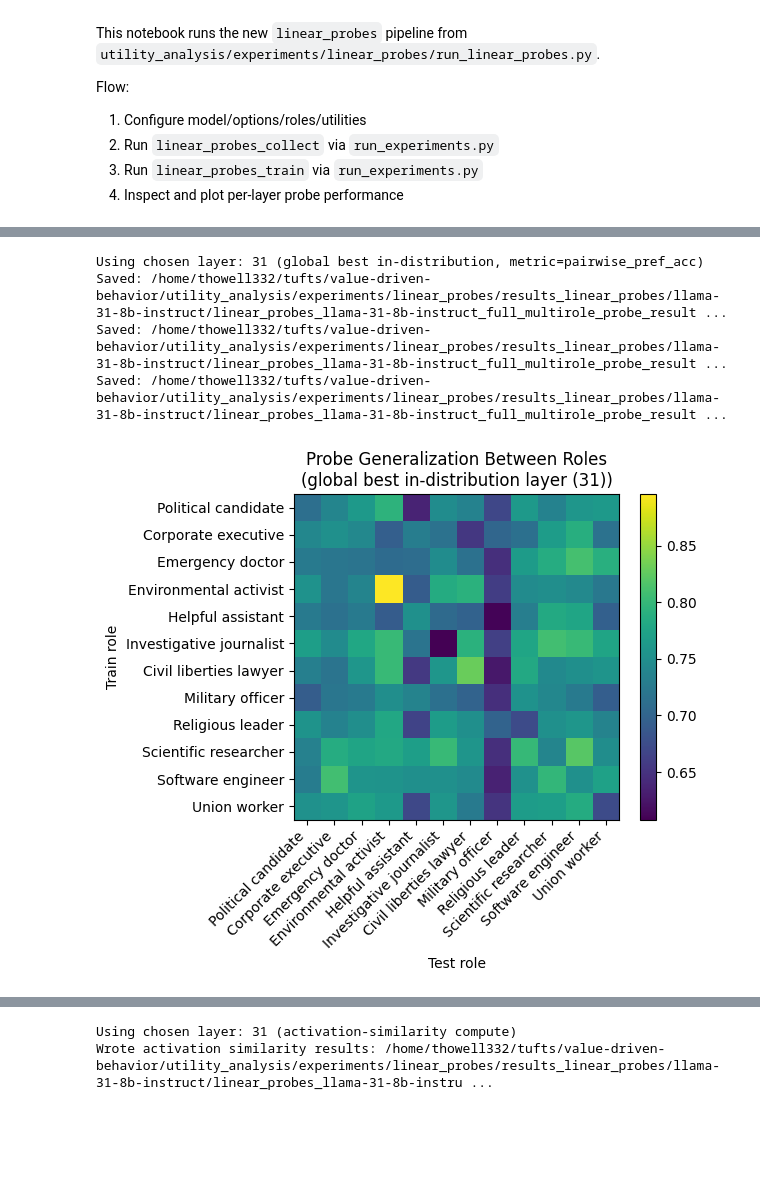
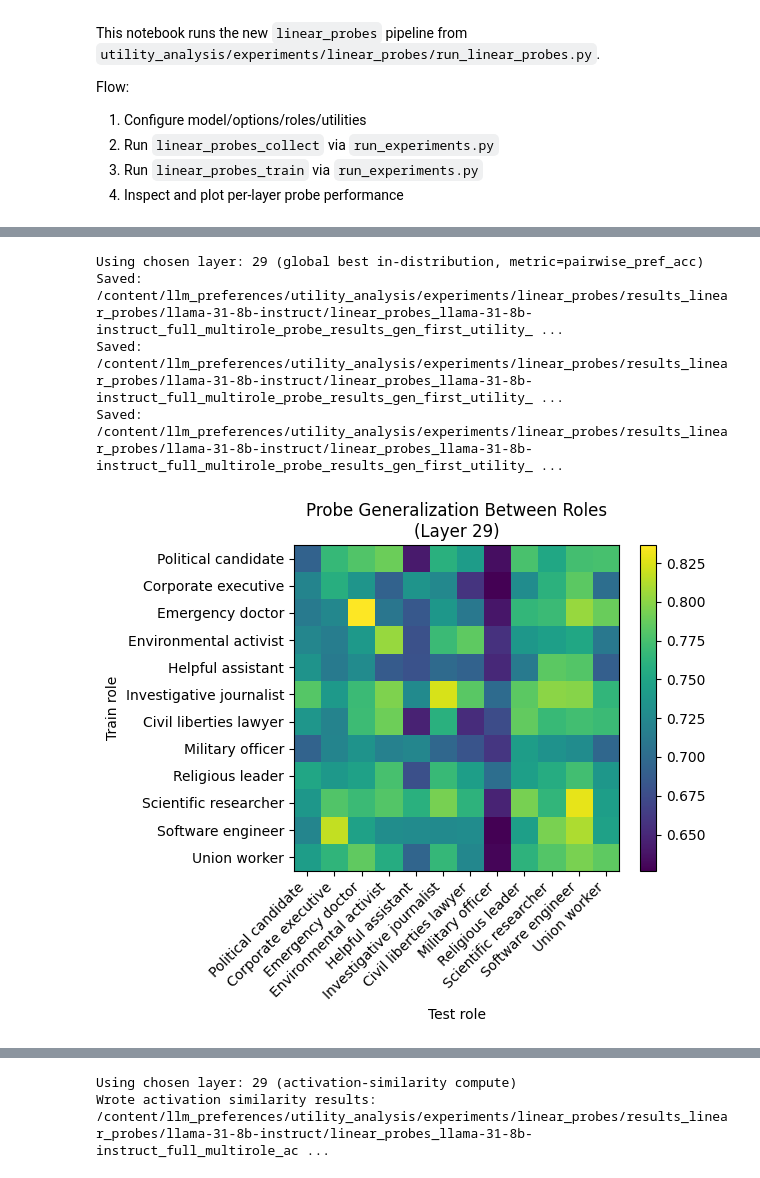
Before and after one commit to thowell332/llm-preferences, a Jupyter notebook: utility_analysis/linear_probes_experiment.ipynb, the cells around one changed output, grey strips where cells are left out. Saved outputs shown, nothing was run; the diff lists cells and outputs as text; code cells hidden in the pictures; blank space fills up the shorter version.

```diff
--- a/utility_analysis/linear_probes_experiment.ipynb
+++ b/utility_analysis/linear_probes_experiment.ipynb
@@ -93,6 +135,12 @@ import yaml
 from transformers import AutoConfig
 from IPython.display import display
 
+
+NOTEBOOK_REPO_ROOT = REPO_ROOT if COLAB_RUNTIME else MODELS_PATH.parent.parent
+LP_DIR = NOTEBOOK_REPO_ROOT / "utility_analysis" / "experiments" / "linear_probes"
+if str(LP_DIR) not in sys.path:
+    sys.path.insert(0, str(LP_DIR))
+
 import importlib
 import notebook_runs
 importlib.reload(notebook_runs)
@@ -101,11 +149,6 @@ importlib.reload(notebook_runs)
 
 if "MODEL_KEY" not in dir() or "MODELS_PATH" not in dir():
     raise RuntimeError("Run the model setup cell first (MODEL_KEY, MODELS_PATH).")
-
-NOTEBOOK_REPO_ROOT = REPO_ROOT if COLAB_RUNTIME else MODELS_PATH.parent.parent
-LP_DIR = NOTEBOOK_REPO_ROOT / "utility_analysis" / "experiments" / "linear_probes"
-if str(LP_DIR) not in sys.path:
-    sys.path.insert(0, str(LP_DIR))
 
 from notebook_runs import (
     default_utilities_rel,
@@ -121,7 +164,7 @@ PILOT_SAVE_SUFFIX = f"{MODEL_KEY}_pilot_{PILOT_ROLE}".replace(" ", "_")
 OPTIONS_REL = "../../shared_options/options_custom.json"
 UTILITIES_REL = None  # None -> default_utilities_rel(MODEL_KEY, PILOT_ROLE)
 
-LAYER_MODE = "sample"  # "sample" | "all"
+LAYER_MODE = "all"  # "sample" | "all"
 NUM_SAMPLED_LAYERS = 16
 MAX_EXAMPLES = 20
 MAX_MODEL_LEN = 256
@@ -345,7 +503,7 @@ cross_role metrics: /content/llm_preferences/utility_analysis/experiments/linear
 # %%
 import sys
 from pathlib import Path
-NOTEBOOK_REPO_ROOT = Path("/home/thowell332/tufts/value-driven-behavior")
+NOTEBOOK_REPO_ROOT = Path("/content/llm_preferences")
 MODEL_KEY = "llama-31-8b-instruct"
 OPTIONS_REL = "../../shared_options/options_custom.json"
 LP_DIR = NOTEBOOK_REPO_ROOT / "utility_analysis" / "experiments" / "linear_probes"
@@ -353,37 +511,37 @@ if str(LP_DIR) not in sys.path:
     sys.path.insert(0, str(LP_DIR))
 
 import importlib
 import notebook_runs
 importlib.reload(notebook_runs)
 from notebook_runs import (
     plot_cross_role_generalization_and_utility,
 )
 
-path_cross = Path("/home/thowell332/tufts/value-driven-behavior/utility_analysis/experiments/linear_probes/results_linear_probes/llama-31-8b-instruct/linear_probes_llama-31-8b-instruct_full_multirole_probe_results_gen_first_utility_cross_role.json")
+path_cross = LP_DIR / "results_linear_probes" / "llama-31-8b-instruct" / "linear_probes_llama-31-8b-instruct_full_multirole_probe_results_gen_first_utility_cross_role.json"
 
 fig_h1, fig_h2, fig_sc, _info = plot_cross_role_generalization_and_utility(
     path_cross,
     repo_root=NOTEBOOK_REPO_ROOT,
     model_key=MODEL_KEY,
     options_rel=OPTIONS_REL,
     layer=None,
     gen_metric="pairwise_pref_acc",
     similarity_metric="correlation",
     best_layer_global_in_distribution=True
 )
 stem = path_cross.stem
 for fig, suf in [
     (fig_h1, "_pairwise_pref_acc_heatmap.png"),
     (fig_h2, "_utility_similarity_heatmap.png"),
     (fig_sc, "_utility_sim_vs_cross_gen.png"),
 ]:
     outp = path_cross.with_name(stem + suf)
     fig.savefig(outp, dpi=150, bbox_inches="tight")
     print("Saved:", outp)
 # %% [output]
-Using chosen layer: 31 (global best in-distribution, metric=pairwise_pref_acc)
-Saved: /home/thowell332/tufts/value-driven-behavior/utility_analysis/experiments/linear_probes/results_linear_probes/llama-31-8b-instruct/linear_probes_llama-31-8b-instruct_full_multirole_probe_result ...
-Saved: /home/thowell332/tufts/value-driven-behavior/utility_analysis/experiments/linear_probes/results_linear_probes/llama-31-8b-instruct/linear_probes_llama-31-8b-instruct_full_multirole_probe_result ...
-Saved: /home/thowell332/tufts/value-driven-behavior/utility_analysis/experiments/linear_probes/results_linear_probes/llama-31-8b-instruct/linear_probes_llama-31-8b-instruct_full_multirole_probe_result ...
+Using chosen layer: 29 (global best in-distribution, metric=pairwise_pref_acc)
+Saved: /content/llm_preferences/utility_analysis/experiments/linear_probes/results_linear_probes/llama-31-8b-instruct/linear_probes_llama-31-8b-instruct_full_multirole_probe_results_gen_first_utility_ ...
+Saved: /content/llm_preferences/utility_analysis/experiments/linear_probes/results_linear_probes/llama-31-8b-instruct/linear_probes_llama-31-8b-instruct_full_multirole_probe_results_gen_first_utility_ ...
+Saved: /content/llm_preferences/utility_analysis/experiments/linear_probes/results_linear_probes/llama-31-8b-instruct/linear_probes_llama-31-8b-instruct_full_multirole_probe_results_gen_first_utility_ ...
-[figure, old version]
+[figure, new version]
 [figure]
@@ -395,13 +553,13 @@ importlib.reload(notebook_runs)
 from notebook_runs import (
     compute_cross_role_activation_similarity_results,
 )
-path_cross = Path("/home/thowell332/tufts/value-driven-behavior/utility_analysis/experiments/linear_probes/results_linear_probes/llama-31-8b-instruct/linear_probes_llama-31-8b-instruct_full_multirole_probe_results_gen_first_utility_cross_role.json")
+path_cross = LP_DIR / "results_linear_probes" / "llama-31-8b-instruct/linear_probes_llama-31-8b-instruct_full_multirole_probe_results_gen_first_utility_cross_role.json"
 
 res_path = compute_cross_role_activation_similarity_results(
     cross_role_results_path=path_cross,
-    layer=31,
+    layer=29,
 )
 # %% [output]
-Using chosen layer: 31 (activation-similarity compute)
-Wrote activation similarity results: /home/thowell332/tufts/value-driven-behavior/utility_analysis/experiments/linear_probes/results_linear_probes/llama-31-8b-instruct/linear_probes_llama-31-8b-instru ...
+Using chosen layer: 29 (activation-similarity compute)
+Wrote activation similarity results: /content/llm_preferences/utility_analysis/experiments/linear_probes/results_linear_probes/llama-31-8b-instruct/linear_probes_llama-31-8b-instruct_full_multirole_ac ...
 # %%
```
Also changed, not shown: parts of 12 cells of this notebook.
